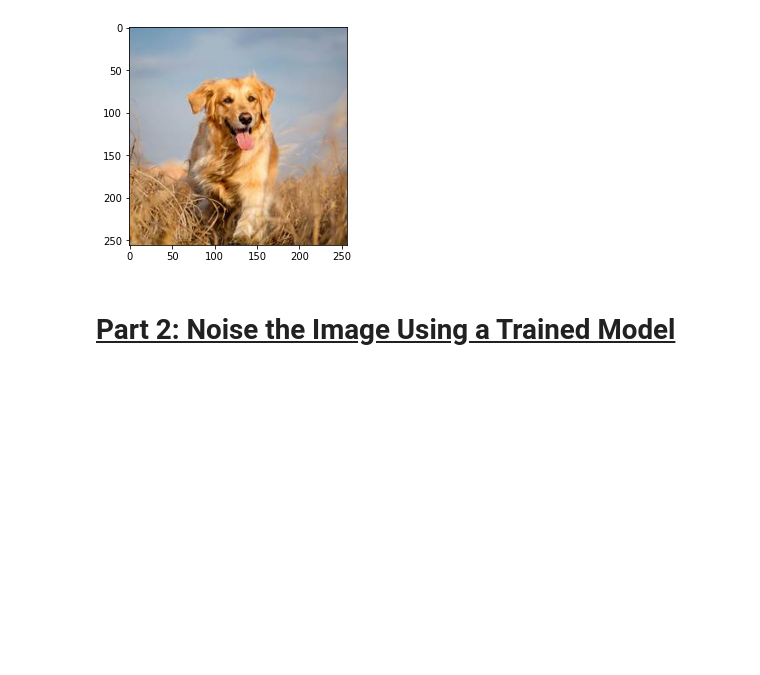
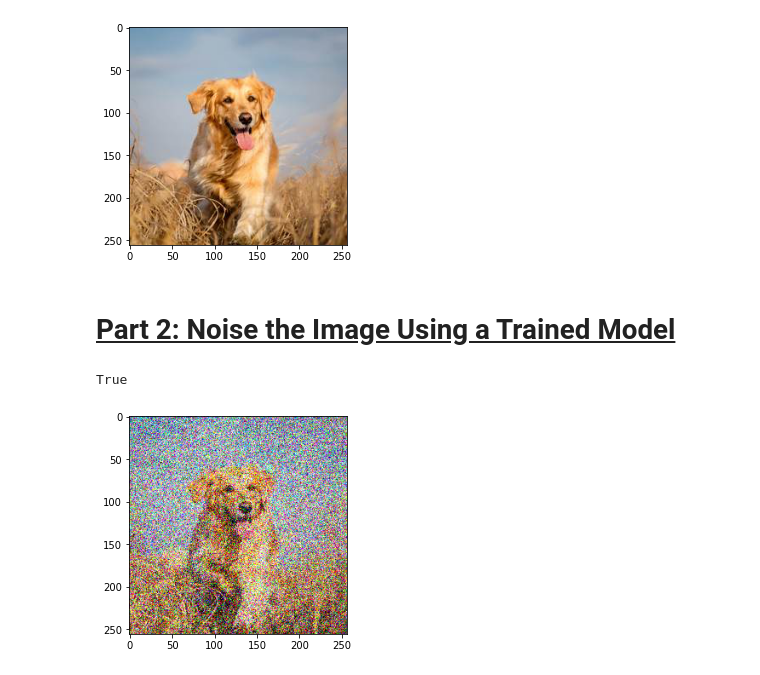
Before and after one commit to talafek96/Diffusion-AD-Project, a Jupyter notebook: initial_experiment.ipynb, the cells around one changed output. Drawn from its saved outputs; the diff is of its cells as text; code cells hidden in the pictures; blank space fills up the shorter version.

Commit message:
NOISING: Make some noise for the doge!

```diff
--- a/initial_experiment.ipynb
+++ b/initial_experiment.ipynb
@@ -32,7 +43,8 @@ image = Image.open(IMAGE_PATH)
 # and convert it to a torch Tensor.
 transform = transforms.Compose([
     transforms.Resize((256, 256)),
-    transforms.PILToTensor()
+    transforms.ToTensor(),
+    transforms.Normalize(mean=(0.5, 0.5, 0.5), std=(0.5, 0.5, 0.5))
 ])
 
 img_t = transform(image)
@@ -51,7 +63,22 @@ Transformed 3x256x256 image:
 [figure]
 # %% [markdown]
 # **<u>Part 2: Noise the Image Using a Trained Model</u>**
+# %%
+torch.cuda.is_available()
+# %% [output]
+True
 # %%
 # Load the model and create a corresponding diffusion object:
 model_loader: ModelLoader = ModelLoader()
 model, diffusion = model_loader.get_model('256x256_uncond')
+# %%
+# Create a noiser object and make some noise!!
+noiser = TimestepUniformNoiser(diffusion)
+NUM_TIMESTEPS = 200
+# %%
+noised_image = noiser.apply_noise(img_t.unsqueeze(0), NUM_TIMESTEPS).squeeze(0)
+# %%
+plt.imshow(((noised_image.permute(1, 2, 0) / 2) + 0.5).clip(0, 1))
+plt.show()
+# %% [output]
+[figure, added]
```
Also changed, not shown: parts of 4 cells of this notebook.
